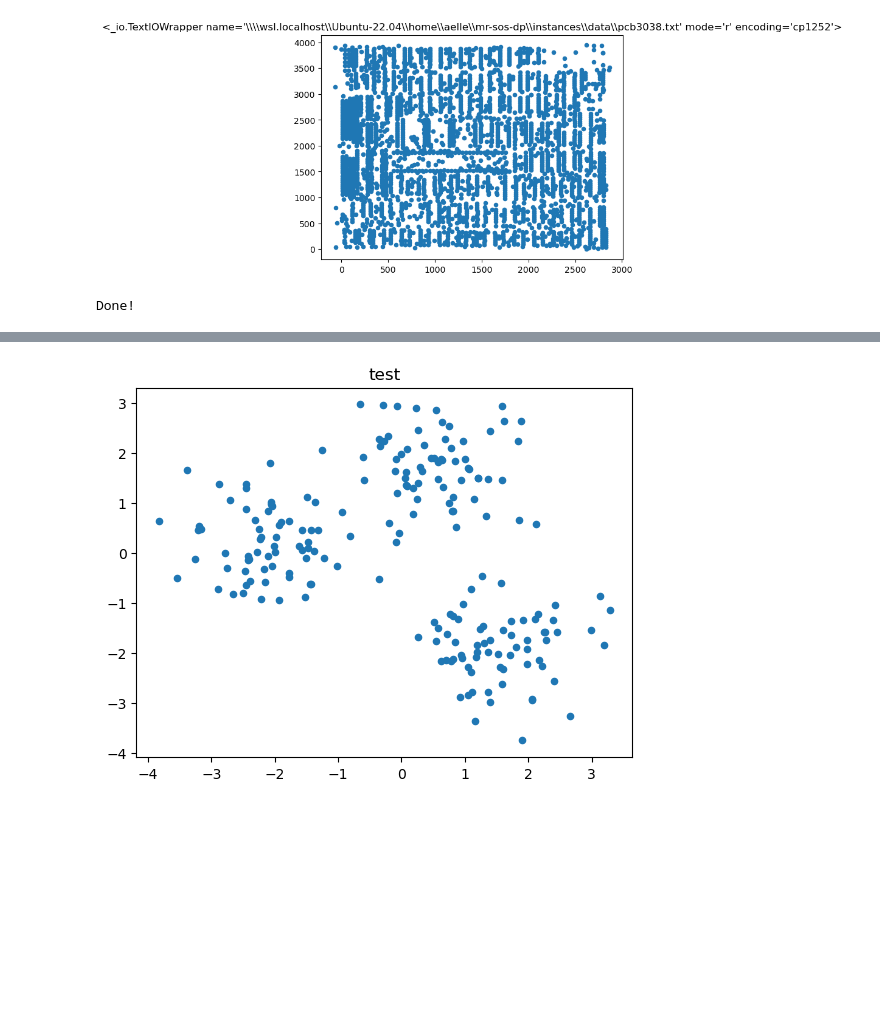
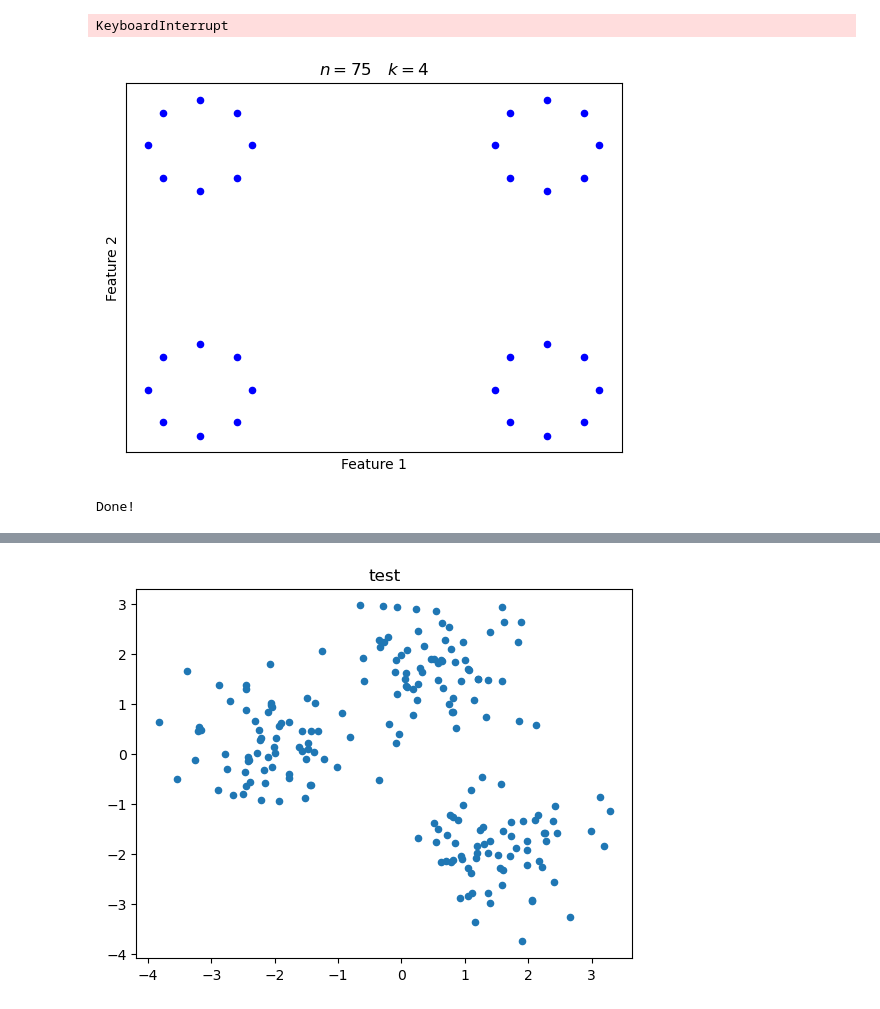
Before and after one commit to AnnaLivia/mr-sos-dp, a Jupyter notebook: plot_sol.ipynb, the cells around one changed output, grey strips where cells are left out. Saved outputs shown, nothing was run; the diff lists cells and outputs as text; code cells hidden in the pictures; blank space fills up the shorter version.

```diff
--- a/plot_sol.ipynb
+++ b/plot_sol.ipynb
@@ -13,18 +15,61 @@ import glob2
+# %%
+from scipy.linalg import det
+from itertools import combinations
+
+def is_totally_unimodular(matrix):
+    rows, cols = matrix.shape
+    min_dim = min(rows, cols)
+
+    # Check all square submatrices of the given matrix
+    for size in range(1, min_dim + 1):
+        row_combinations = combinations(range(rows), size)
+        col_combinations = combinations(range(cols), size)
+
+        for row_indices in row_combinations:
+            for col_indices in col_combinations:
+                submatrix = matrix[np.ix_(row_indices, col_indices)]
+                determinant = round(det(submatrix))
+                if determinant not in [0, 1, -1]:
+                    return False
+    return True
+
+matrix = np.array([
+    [1, 1, 1, 0, 0, 0, 0, 0, 0, 0, 0, 0, 0, 0, 0, 0, 0, 0, 0, 0, 0, 0, 0, 0, 0, 0, 0, 0, 0, 0, 0, 0, 0, 0, 0, 0, 0, 0, 0, 0, 0, 0, 0, 0, 0, 0, 0, 0, 0, 0, 0, 0, 0, 0, 0, 0, 0, 0, 0, 0, 0, 0, 0, 0, 0, 0, 0, 0, 0],
+    [0, 0, 0, 1, 1, 1, 0, 0, 0, 0, 0, 0, 0, 0, 0, 0, 0, 0, 0, 0, 0, 0, 0, 0, 0, 0, 0, 0, 0, 0, 0, 0, 0, 0, 0, 0, 0, 0, 0, 0, 0, 0, 0, 0, 0, 0, 0, 0, 0, 0, 0, 0, 0, 0, 0, 0, 0, 0, 0, 0, 0, 0, 0, 0, 0, 0, 0, 0, 0],
+    [0, 0, 0, 0, 0, 0, 1, 1, 1, 0, 0, 0, 0, 0, 0, 0, 0, 0, 0, 0, 0, 0, 0, 0, 0, 0, 0, 0, 0, 0, 0, 0, 0, 0, 0, 0, 0, 0, 0, 0, 0, 0, 0, 0, 0, 0, 0, 0, 0, 0, 0, 0, 0, 0, 0, 0, 0, 0, 0, 0, 0, 0, 0, 0, 0, 0, 0, 0, 0],
+    [0, 0, 0, 0, 0, 0, 0, 0, 0, 1, 1, 1, 0, 0, 0, 0, 0, 0, 0, 0, 0, 0, 0, 0, 0, 0, 0, 0, 0, 0, 0, 0, 0, 0, 0, 0, 0, 0, 0, 0, 0, 0, 0, 0, 0, 0, 0, 0, 0, 0, 0, 0, 0, 0, 0, 0, 0, 0, 0, 0, 0, 0, 0, 0, 0, 0, 0, 0, 0],
+    [0, 0, 0, 0, 0, 0, 0, 0, 0, 0, 0, 0, 1, 1, 1, 0, 0, 0, 0, 0, 0, 0, 0, 0, 0, 0, 0, 0, 0, 0, 0, 0, 0, 0, 0, 0, 0, 0, 0, 0, 0, 0, 0, 0, 0, 0, 0, 0, 0, 0, 0, 0, 0, 0, 0, 0, 0, 0, 0, 0, 0, 0, 0, 0, 0, 0, 0, 0, 0],
+    [0, 0, 0, 0, 0, 0, 0, 0, 0, 0, 0, 0, 0, 0, 0, 0, 0, 0, 1, 1, 1, 0, 0, 0, 0, 0, 0, 0, 0, 0, 0, 0, 0, 0, 0, 0, 0, 0, 0, 0, 0, 0, 0, 0, 0, 0, 0, 0, 0, 0, 0, 0, 0, 0, 0, 0, 0, 0, 0, 0, 0, 0, 0, 0, 0, 0, 0, 0, 0],
+    [0, 0, 0, 0, 0, 0, 0, 0, 0, 0, 0, 0, 0, 0, 0, 0, 0, 0, 0, 0, 0, 1, 1, 1, 0, 0, 0, 0, 0, 0, 0, 0, 0, 0, 0, 0, 0, 0, 0, 0, 0, 0, 0, 0, 0, 0, 0, 0, 0, 0, 0, 0, 0, 0, 0, 0, 0, 0, 0, 0, 0, 0, 0, 0, 0, 0, 0, 0, 0],
+    [0, 0, 0, 0, 0, 0, 0, 0, 0, 0, 0, 0, 0, 0, 0, 0, 0, 0, 0, 0, 0, 0, 0, 0, 0, 0, 0, 1, 1, 1, 0, 0, 0, 0, 0, 0, 0, 0, 0, 0, 0, 0, 0, 0, 0, 0, 0, 0, 0, 0, 0, 0, 0, 0, 0, 0, 0, 0, 0, 0, 0, 0, 0, 0, 0, 0, 0, 0, 0],
+    [0, 0, 0, 0, 0, 0, 0, 0, 0, 0, 0, 0, 0, 0, 0, 0, 0, 0, 0, 0, 0, 0, 0, 0, 0, 0, 0, 0, 0, 0, 0, 0, 0, 0, 0, 0, 0, 0, 0, 0, 0, 0, 0, 0, 0, 0, 0, 0, 0, 0, 0, 0, 0, 0, 0, 0, 0, 0, 0, 0, 0, 0, 0, 0, 0, 0, 0, 0, 0]
+])
+
+if is_totally_unimodular(matrix):
+    print("The matrix is totally unimodular.")
+else:
+    print("The matrix is not totally unimodular.")
+# %% [output]
+KeyboardInterrupt
 # %%
-p = 2
-k = 2
-part_m = 'o'
-inst_name = 'pcb3038'
+p = 3
+k = 4
+inst_name = 'ruspini'
 # %%
-result_path = '\\\wsl.localhost\\Ubuntu-22.04\\home\\aelle\\mr-sos-dp\\instances\\data\\' + inst_name + '.txt'
+result_path = '\\\wsl.localhost\\Ubuntu-22.04\\home\\aelle\\mr-sos-dp\\datasets\\' + inst_name + '.txt'
 with open(result_path, 'r') as file:
     data = np.loadtxt(file)
     n = data.shape[0]-1
-    plt.scatter(data[1:,0], data[1:,1], s=20)
-    plt.title(file)
+    plt.scatter(data[1:,0], data[1:,1], s=20, c='b')
+    plt.grid(False)
+    plt.title("$n=75$   $k=4$")
+    plt.xticks([])
+    plt.yticks([])
+    plt.xlabel("Feature 1")
+    plt.ylabel("Feature 2")
     plt.show()
 
 print('Done!')
 # %% [output]
-[figure, old version]
+[figure, new version]
 Done!
```
Also changed, not shown: parts of 9 cells of this notebook, 52 other files.
